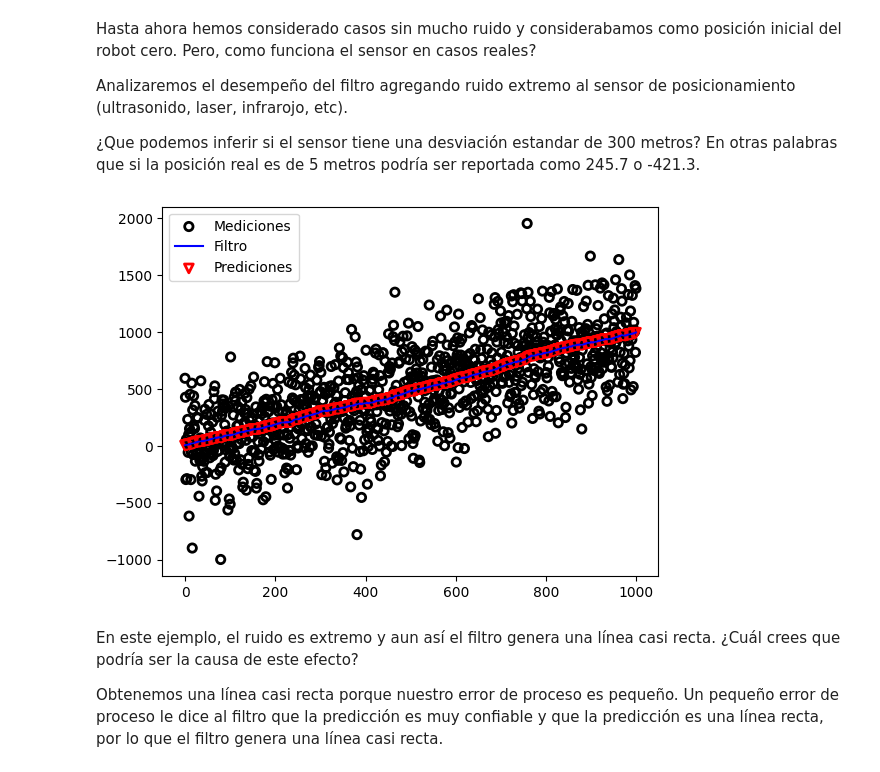
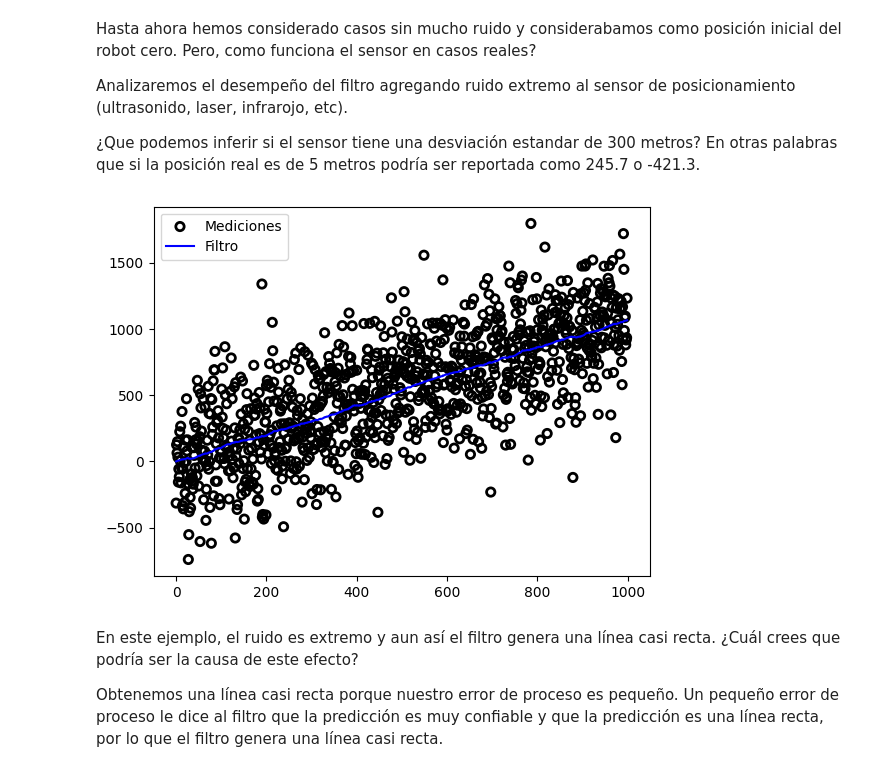
Before and after one commit to dequiroz/1MTR53_RobIA, a Jupyter notebook: Filtro_Kalman.ipynb, the cells around one changed output. Saved outputs shown, nothing was run; the diff lists cells and outputs as text; code cells hidden in the pictures.

Commit message:
Se modificó plot_kalman() para funcionar con kalman multivariante

```diff
--- a/Filtro_Kalman.ipynb
+++ b/Filtro_Kalman.ipynb
@@ -299,9 +299,9 @@ Posición final real: 10.892917208219627
 # %%
 # @title def plot_kalman()
 
-def plot_kalman(zs, xs, predicciones=None, actual=None):
+def plot_kalman(zs, xs, predicciones=None, var=None, actual=None):
 
-  xs = np.array(xs)[:,0]
+  xs = np.array(xs)[:,0].flatten()
   x_axis = range(len(zs))
 
   plt.cla()
@@ -309,17 +309,18 @@ def plot_kalman(zs, xs, predicciones=None, actual=None):
   plt.plot(x_axis, xs, color='b', label='Filtro')
 
   if actual is not None:
-    plt.plot(actual, linestyle=':', color='k', label='Actual')
+    plt.plot(actual, linestyle=':', color='green', label='Actual')
 
   if predicciones is not None:
-    predicciones = np.array(predicciones)
-    plt.scatter(x_axis, predicciones[:,0], marker='v', s=40, edgecolor='r', facecolor='None', lw=2, label='Prediciones')
-    var = np.asarray(predicciones[:,1])
+    #predicciones = np.array(predicciones)
+    plt.scatter(x_axis, predicciones, marker='v', s=40, edgecolor='r', facecolor='None', lw=2, label='Prediciones')
+  if var is not None:
+    #var = np.asarray(var)
     std = np.sqrt(var)
     std_top = xs+std
     std_btm = xs-std
-    plt.plot(x_axis, std_top, linestyle=':', color='k', lw=2)
-    plt.plot(x_axis, std_btm, linestyle=':', color='k', lw=2)
+    plt.plot(x_axis, std_top, linestyle=':', color='purple', lw=1)
+    plt.plot(x_axis, std_btm, linestyle=':', color='purple', lw=1)
     plt.fill_between(x_axis, std_btm, std_top, facecolor='purple', alpha=0.1)
 
   plt.plot()
@@ -336,7 +337,12 @@ modelo_proceso = gaussian(1., varianza_proceso)
 N = 25
 
 robot = Robot_simulacion(x.promedio, modelo_proceso.promedio, varianza_sensor, varianza_proceso)
-zs = [robot.mover_y_sensar() for _ in range(N)]
+zs, x_real = [], []
+for _ in range(N):
+  zs.append(robot.mover_y_sensar())
+  x_real.append(robot.x)
+
+#zs = [robot.mover_y_sensar() for _ in range(N)]
 # Variables para almacenar datos
 xs, predicciones = [], []
 
@@ -349,7 +355,8 @@ for i, z in enumerate(zs):
   predicciones.append(prior)
   xs.append(x)
 
-plot_kalman(zs, xs, predicciones)
+predicciones = np.array(predicciones)
+plot_kalman(zs, xs, predicciones[:,0], var=predicciones[:,1], actual=x_real)
 imprimir_varianzas(xs)
 # %% [output]
 [4.4502 2.6507 2.2871 2.1955 2.1712 2.1647 2.1629 2.1625 2.1623 2.1623
@@ -452,28 +459,28 @@ Analizaremos el desempeño del filtro agregando ruido extremo al sensor de posic
 # %%
 varianza_proceso = 2
 varianza_sensor = 300**2
 x = gaussian(0., 400)
 modelo_proceso = gaussian(1., varianza_proceso)
 N = 1000
 
 # Simulacion de movimiento del robot
 robot = Robot_simulacion(x.promedio, modelo_proceso.promedio, varianza_sensor, varianza_proceso)
 zs = [robot.mover_y_sensar() for _ in range(N)]
 # Variables para almacenar datos
 xs, predicciones = [], []
 
 # Aplicacion del filtro de Kalman
 for i, z in enumerate(zs):
   prior = predict(x, modelo_proceso)
   likelihood = gaussian(z, varianza_sensor)
   x = update(prior, likelihood)
 
   predicciones.append(prior)
   xs.append(x)
 
-plot_kalman(zs, xs, predicciones)
+plot_kalman(zs, xs)
 # %% [output]
-[figure, old version]
+[figure, new version]
 # %% [markdown]
 En este ejemplo, el ruido es extremo y aun así el filtro genera una línea casi recta. ¿Cuál crees que podría ser la causa de este efecto?
 
```
Also changed, not shown: parts of 10 cells of this notebook.
